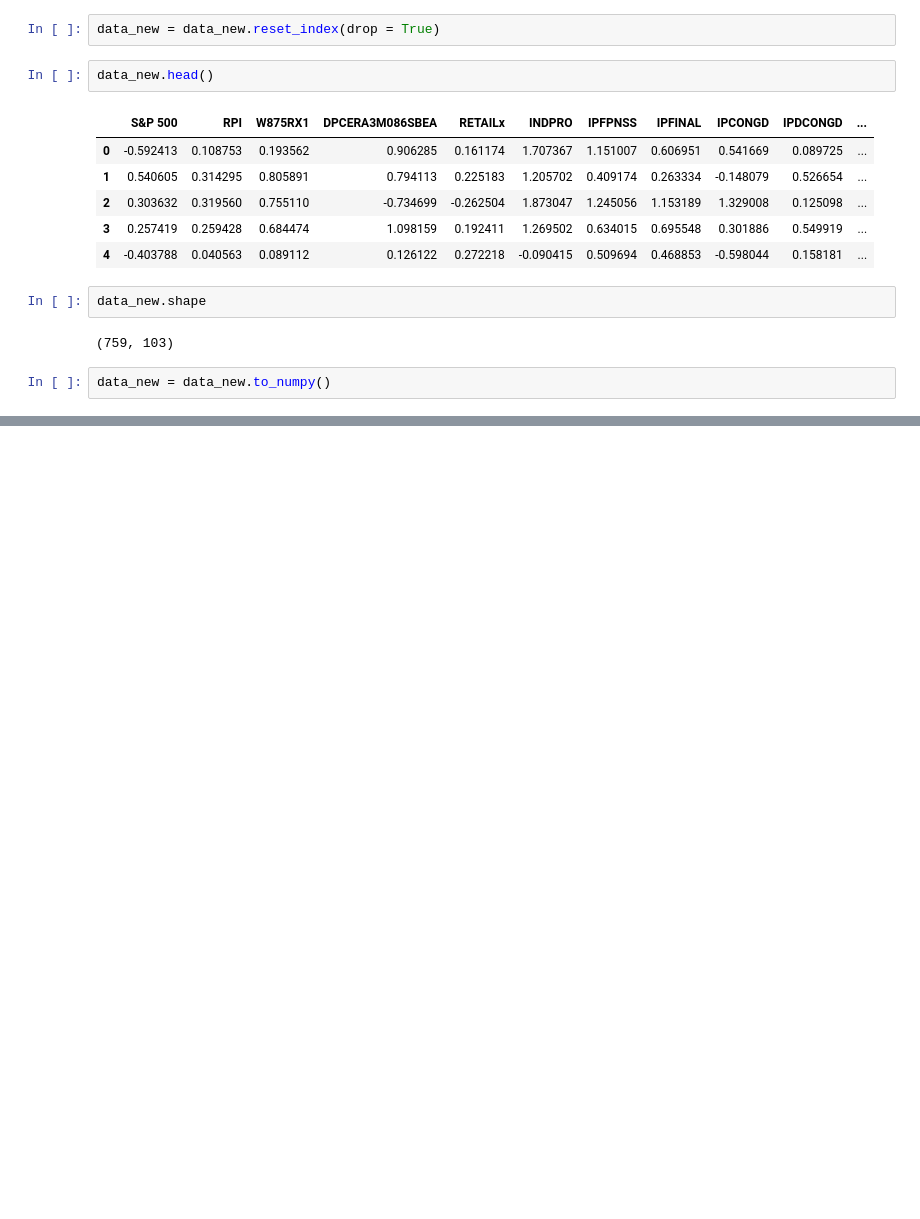
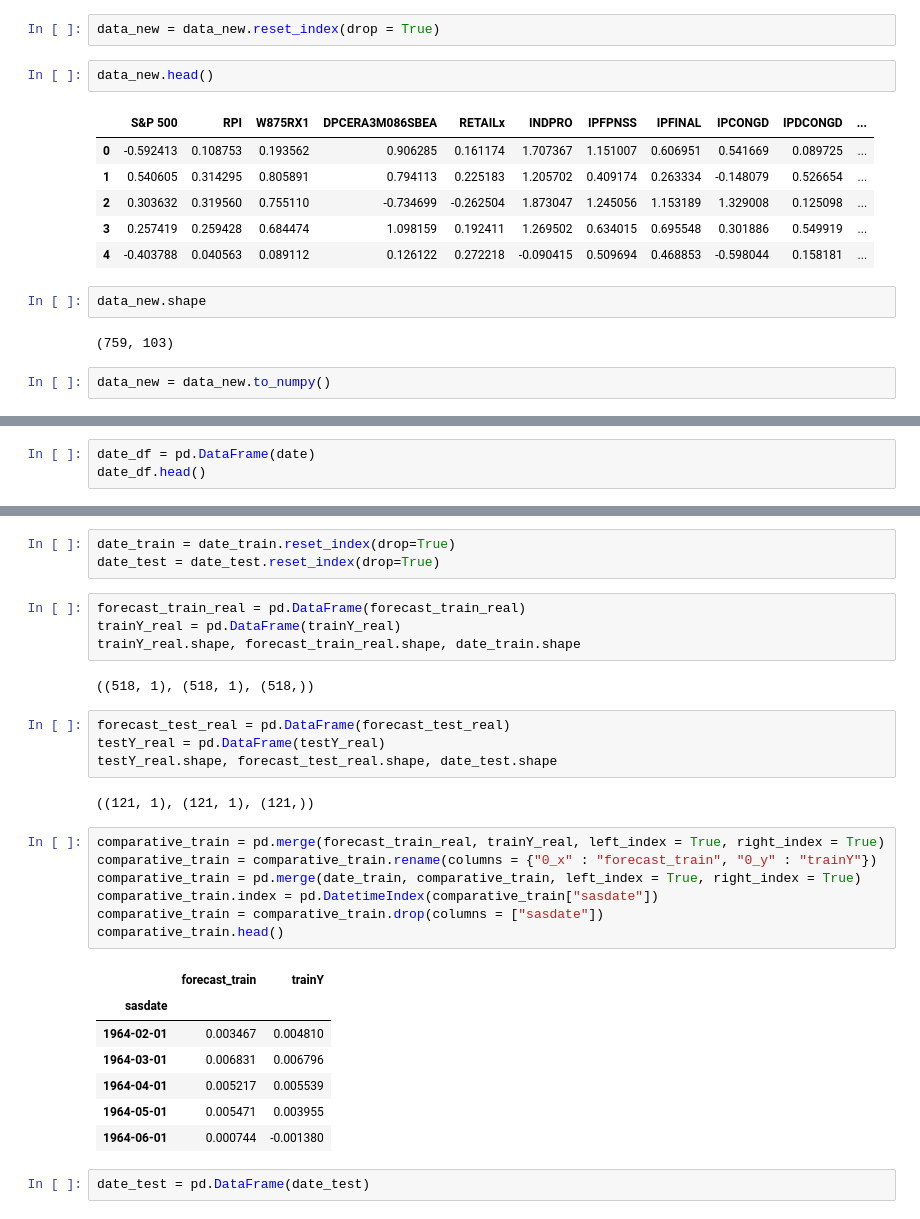
Before and after one commit to caiobaptistaa/Econometria-4_PUC-Rio, a Jupyter notebook: LSTM_Recurrent_Neural_Net.ipynb, the cells around one changed output, grey strips where cells are left out. Drawn from its saved outputs; the diff is of its cells as text; blank space fills up the shorter version.

```diff
--- a/LSTM_Recurrent_Neural_Net.ipynb
+++ b/LSTM_Recurrent_Neural_Net.ipynb
@@ -271,0 +336,3 @@ forecast = model.predict(trainX)
+# %%
+date_df = pd.DataFrame(date)
+date_df.head()
@@ -271,0 +367,32 @@ forecast = model.predict(trainX)
+# %%
+date_train = date_train.reset_index(drop=True)
+date_test = date_test.reset_index(drop=True)
+# %%
+forecast_train_real = pd.DataFrame(forecast_train_real)
+trainY_real = pd.DataFrame(trainY_real)
+trainY_real.shape, forecast_train_real.shape, date_train.shape
+# %% [output]
+((518, 1), (518, 1), (518,))
+# %%
+forecast_test_real = pd.DataFrame(forecast_test_real)
+testY_real = pd.DataFrame(testY_real)
+testY_real.shape, forecast_test_real.shape, date_test.shape
+# %% [output]
+((121, 1), (121, 1), (121,))
+# %%
+comparative_train = pd.merge(forecast_train_real, trainY_real, left_index = True, right_index = True)
+comparative_train = comparative_train.rename(columns = {"0_x" : "forecast_train", "0_y" : "trainY"})
+comparative_train = pd.merge(date_train, comparative_train, left_index = True, right_index = True)
+comparative_train.index = pd.DatetimeIndex(comparative_train["sasdate"])
+comparative_train = comparative_train.drop(columns = ["sasdate"])
+comparative_train.head()
+# %% [output]
+|  | forecast_train | trainY |
+| sasdate |  |  |
+| 1964-02-01 | 0.003467 | 0.004810 |
+| 1964-03-01 | 0.006831 | 0.006796 |
+| 1964-04-01 | 0.005217 | 0.005539 |
+| 1964-05-01 | 0.005471 | 0.003955 |
+| 1964-06-01 | 0.000744 | -0.001380 |
+# %%
+date_test = pd.DataFrame(date_test)
```
Also changed, not shown: parts of 25 cells of this notebook.
